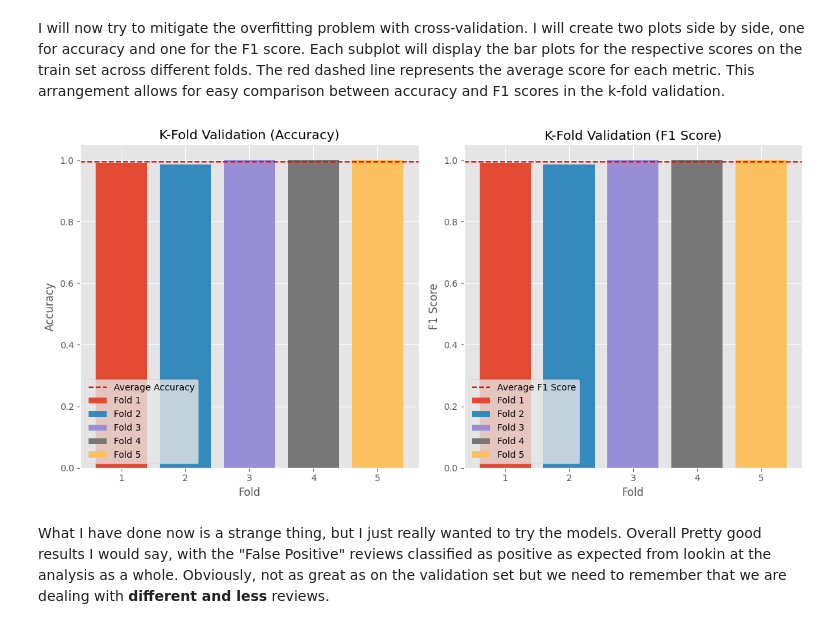
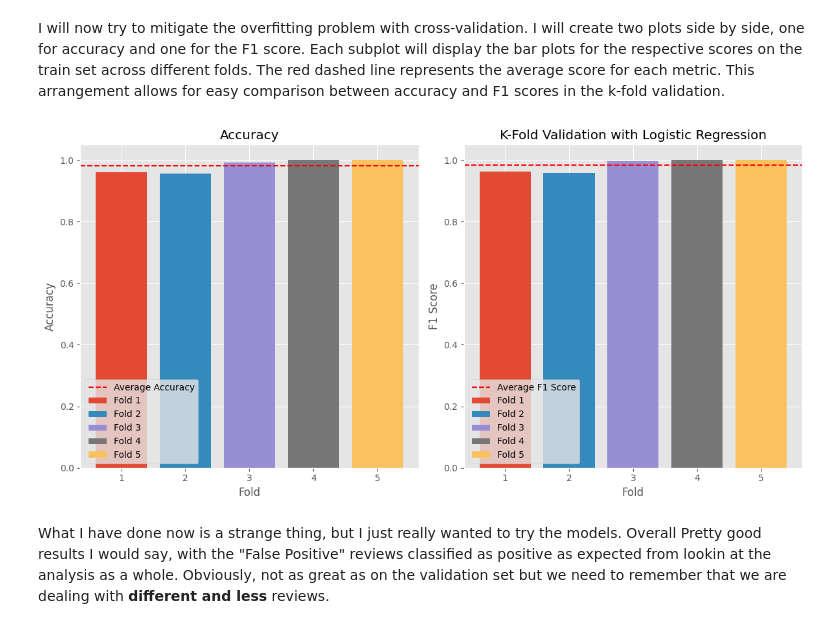
Before and after one commit to DavidAlexanderMoe/Sentiment-Analysis-and-Web-Scraping, a Jupyter notebook: Scripts/Analysis/4. Model Selection and Evaluation.ipynb, the cells around one changed output. Cells and saved outputs as stored; diff of their text form; code cells hidden in the pictures.

```diff
--- a/Scripts/Analysis/4. Model Selection and Evaluation.ipynb
+++ b/Scripts/Analysis/4. Model Selection and Evaluation.ipynb
@@ -126,37 +126,38 @@ cv = KFold(n_splits=5)          # 5 subgroups
 i = 1
 fig, axes = plt.subplots(nrows=1, ncols=2, figsize=(12, 6))
 
 for train, test in cv.split(X_train, y_train):
-    prediction = best_LR.fit(X_train[train], y_train[train]).predict(X_train[test])
+    prediction = LR.fit(X_train[train], y_train[train]).predict(X_train[test])
     true = y_train[test]
     # Accuracy
     score_acc = accuracy_score(true, prediction)
     scores_acc.append(score_acc)
     axes[0].bar(i, score_acc, label='Fold %d' % i)
     # F1
     score_f1 = f1_score(true, prediction, average='weighted')
     scores_f1.append(score_f1)
     axes[1].bar(i, score_f1, label='Fold %d' % i)
     i += 1
 
 # Average Accuracy
 axes[0].axhline(y=np.mean(scores_acc), color='r', linestyle='--', label='Average Accuracy')
 axes[0].set_xlabel('Fold')
 axes[0].set_ylabel('Accuracy')
-axes[0].set_title('K-Fold Validation (Accuracy)')
+axes[0].set_title('Accuracy')
 axes[0].legend()
 
 # Average F1 Score
 axes[1].axhline(y=np.mean(scores_f1), color='r', linestyle='--', label='Average F1 Score')
 axes[1].set_xlabel('Fold')
 axes[1].set_ylabel('F1 Score')
-axes[1].set_title('K-Fold Validation (F1 Score)')
+axes[1].set_title('F1 Score')
 axes[1].legend()
 
+plt.title('K-Fold Validation with Logistic Regression')
 plt.tight_layout()
 plt.show()
 # %% [output]
-[figure, old version]
+[figure, new version]
 # %% [markdown]
 What I have done now is a strange thing, but I just really wanted to try the models. Overall Pretty good results I would say, with the "False Positive" reviews classified as positive as expected from lookin at the analysis as a whole. Obviously, not as great as on the validation set but we need to remember that we are dealing with **different and less** reviews.
 # %% [markdown]
```
Also changed, not shown: parts of 25 cells of this notebook.
